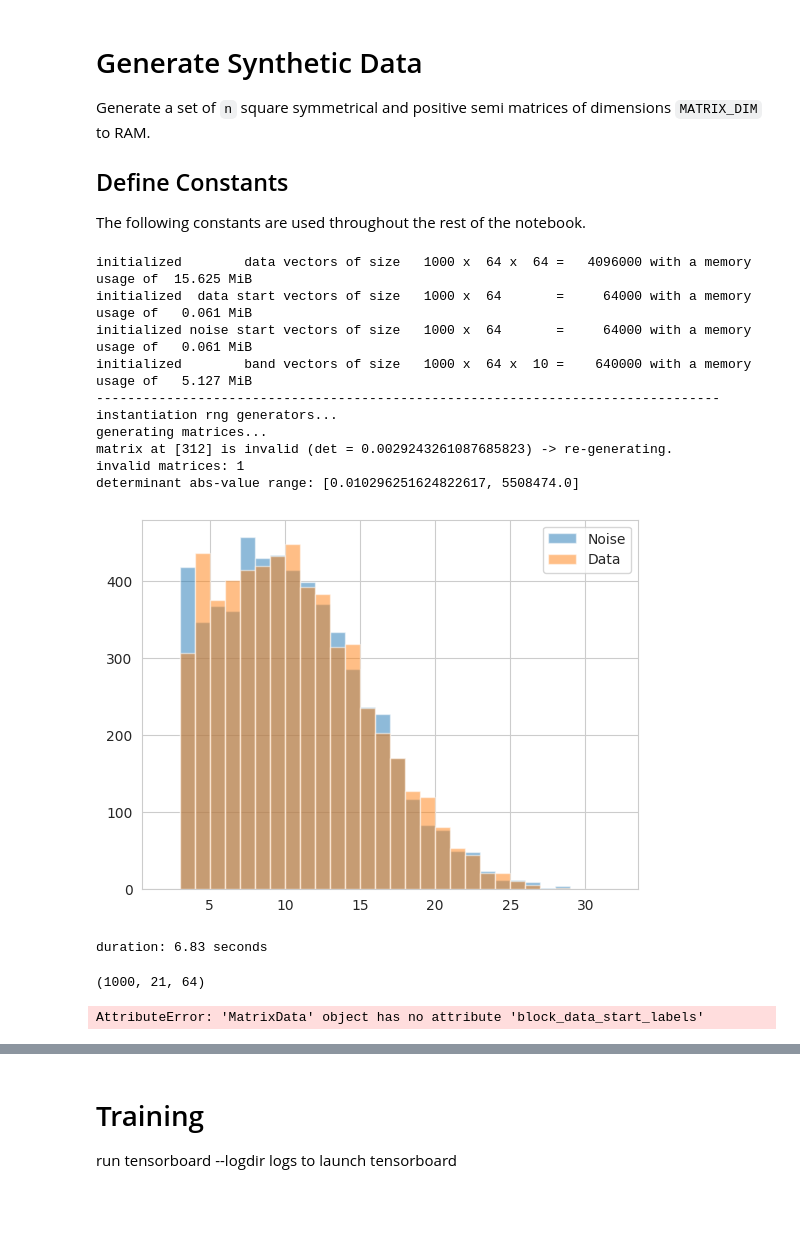
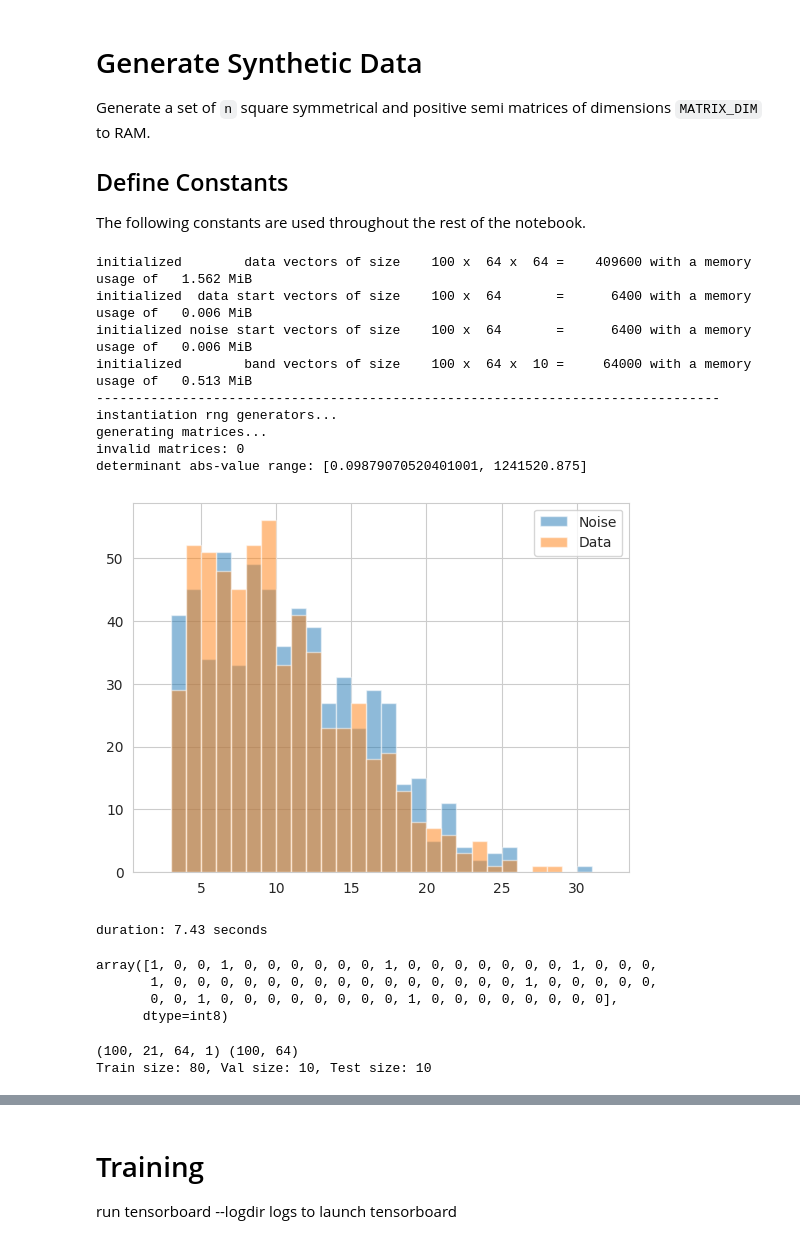
Before and after one commit to 24io/opencampus-ai-project, a Jupyter notebook: testrun.ipynb, the cells around one changed output, grey strips where cells are left out. Cells and saved outputs as stored; diff of their text form; code cells hidden in the pictures; blank space fills up the shorter version.

```diff
--- a/testrun.ipynb
+++ b/testrun.ipynb
@@ -58,54 +60,56 @@ Generate a set of `n` square symmetrical and positive semi matrices of dimension
 The following constants are used throughout the rest of the notebook.
 # %%
 MATRIX_DIM = 64
-NUMBER_OF_MATRICES = 1000
+NUMBER_OF_MATRICES = 100
 DIAGONAL_BAND_RADIUS = 10
 RNG_SEED = 42
 VALUE_COLORBAR = 'rocket'
 BLOCK_COLORBAR = 'flare'
 # %%
-# Generate matrices
+    # Generate matrices
 bgr_noise_value_props = ValueProperties(density_range=(0.3, 0.5), value_range=(0.0, 0.5))
 noise_blk_value_props = ValueProperties(density_range=(0.3, 0.5), value_range=(0.3, 1.0))
 noise_blk_block_props = BlockProperties(size_range=(3, 32), size_average=10, size_std_dev=0.66, gap_chance=0.5)
 tdata_blk_value_props = ValueProperties(density_range=(0.5, 0.7), value_range=(0.3, 1.0))
-tdata_blk_block_props = BlockProperties(size_range=(2, 32), size_average=10, size_std_dev=0.66, gap_chance=0.5)
+tdata_blk_block_props = BlockProperties(size_range=(2, 32), size_average=10, size_std_dev=0.66, gap_chance=0)
 
 test_data = MatrixData(
         dimension=MATRIX_DIM,
         band_radius=DIAGONAL_BAND_RADIUS,
         sample_size=NUMBER_OF_MATRICES,
         background_noise_value_properties=bgr_noise_value_props,
         block_noise_value_properties=noise_blk_value_props,
         block_noise_block_properties=noise_blk_block_props,
         block_data_value_properties=tdata_blk_value_props,
         block_data_block_properties=tdata_blk_block_props,
         seed=42,
         determinant_cutoff=0.01,
         print_debug=True
     )
 # %% [output]
-initialized        data vectors of size   1000 x  64 x  64 =   4096000 with a memory usage of  15.625 MiB
-initialized  data start vectors of size   1000 x  64       =     64000 with a memory usage of   0.061 MiB
-initialized noise start vectors of size   1000 x  64       =     64000 with a memory usage of   0.061 MiB
-initialized        band vectors of size   1000 x  64 x  10 =    640000 with a memory usage of   5.127 MiB
+initialized        data vectors of size    100 x  64 x  64 =    409600 with a memory usage of   1.562 MiB
+initialized  data start vectors of size    100 x  64       =      6400 with a memory usage of   0.006 MiB
+initialized noise start vectors of size    100 x  64       =      6400 with a memory usage of   0.006 MiB
+initialized        band vectors of size    100 x  64 x  10 =     64000 with a memory usage of   0.513 MiB
 --------------------------------------------------------------------------------
 instantiation rng generators...
 generating matrices...
-matrix at [312] is invalid (det = 0.0029243261087685823) -> re-generating.
-invalid matrices: 1
-determinant abs-value range: [0.010296251624822617, 5508474.0]
+invalid matrices: 0
+determinant abs-value range: [0.09879070520401001, 1241520.875]
-[figure, old version]
+[figure, new version]
-duration: 6.83 seconds
+duration: 7.43 seconds
 # %%
 test_data.tdata_blk_starts[0]
-test_data.bands.shape
+# test_data.bands.shape
 # %% [output]
-(1000, 21, 64)
+array([1, 0, 0, 1, 0, 0, 0, 0, 0, 0, 1, 0, 0, 0, 0, 0, 0, 0, 1, 0, 0, 0,
+       1, 0, 0, 0, 0, 0, 0, 0, 0, 0, 0, 0, 0, 0, 0, 0, 1, 0, 0, 0, 0, 0,
+       0, 0, 1, 0, 0, 0, 0, 0, 0, 0, 0, 1, 0, 0, 0, 0, 0, 0, 0, 0],
+      dtype=int8)
 # %%
 bands = test_data.bands.reshape(NUMBER_OF_MATRICES, (DIAGONAL_BAND_RADIUS* 2 + 1), MATRIX_DIM, 1)
 bands = np.nan_to_num(bands) # replace NaNs with 0s
-labels = test_data.block_data_start_labels
+labels = test_data.tdata_blk_starts
 print(bands.shape, labels.shape)
 
 # Create dataset from matrices and labels
@@ -122,7 +126,8 @@ test_dataset = dataset.skip(train_size + val_size)
 
 print(f"Train size: {train_size}, Val size: {val_size}, Test size: {test_size}")
 # %% [output]
-AttributeError: 'MatrixData' object has no attribute 'block_data_start_labels'
+(100, 21, 64, 1) (100, 64)
+Train size: 80, Val size: 10, Test size: 10
 # %%
 # Verfiy Shape
 print(train_dataset)
```
Also changed, not shown: parts of 16 cells of this notebook.
